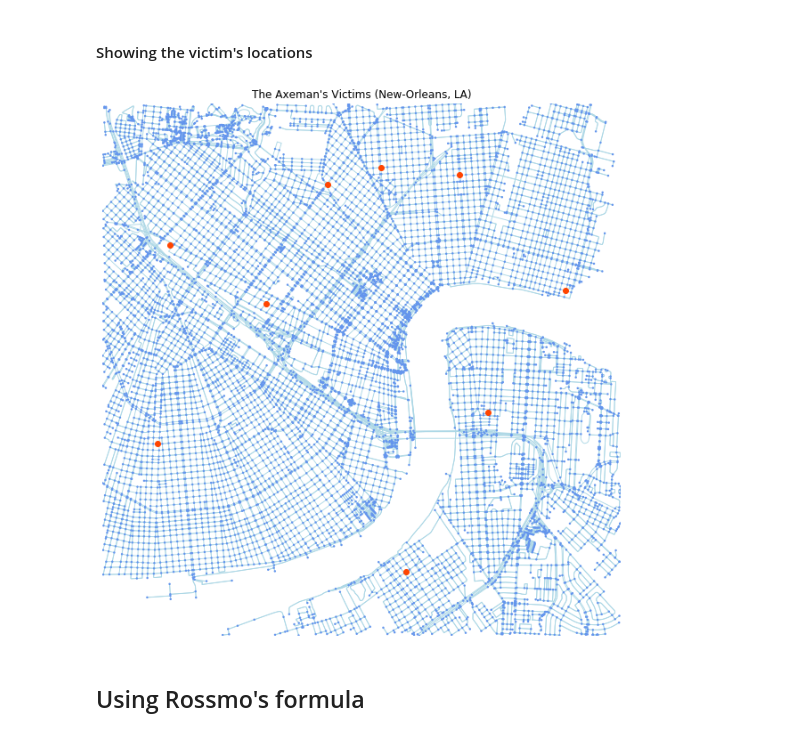
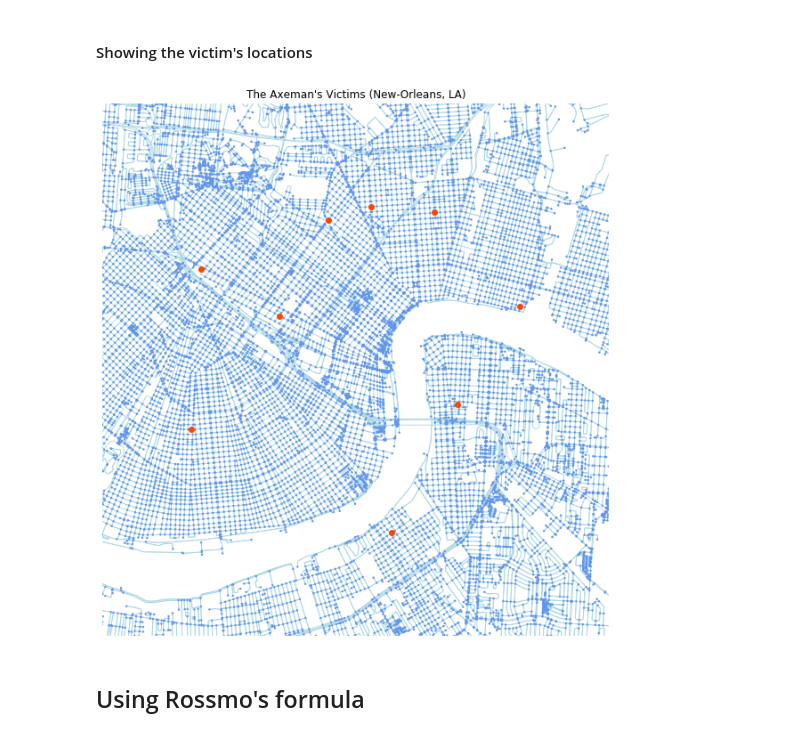
Before and after one commit to LucRSquared/axeman, a Jupyter notebook: geoprofiling.ipynb, the cells around one changed output. Saved outputs shown, nothing was run; the diff lists cells and outputs as text; code cells hidden in the pictures.

```diff
--- a/geoprofiling.ipynb
+++ b/geoprofiling.ipynb
@@ -110,8 +113,22 @@ def get_bounding_box(vicselect,mode='strict',e=0.01):
 # %% [markdown]
 #### Get the graph of the location
 # %%
-#graph = ox.graph_from_place(the_place, network_type=transport_mode, simplify=True)
-yhigh, ylow, xhigh, xlow = get_bounding_box(vicselect,mode='strict',e=0.01)
-G = ox.core.graph_from_bbox(yhigh, ylow, xhigh, xlow, network_type='all_private', simplify=True, retain_all=False, truncate_by_edge=False, name='unnamed', timeout=180, memory=None, max_query_area_size=2500000000, clean_periphery=True, infrastructure='way["highway"]', custom_filter=None)
+bbox_mode = 'strict' #strict
+buffer = 0.05
 
-gdf = ox.graph_to_gdfs(G, nodes=True, edges=True)
+yhigh, ylow, xhigh, xlow = get_bounding_box(vicselect,mode=bbox_mode,e=buffer)
+
+G = ox.core.graph_from_bbox(yhigh, ylow, xhigh, xlow, network_type='all_private',
+                            simplify=True, retain_all=False, truncate_by_edge=False,
+                            name='unnamed', timeout=180, memory=None, max_query_area_size=2500000000,
+                            clean_periphery=True, infrastructure='way["highway"]', custom_filter=None)
+
+gdf_nodes = ox.graph_to_gdfs(G, nodes=True, edges=False)
+
+try:
+    gdf_nodes.drop(['highway','ref'], inplace=True, axis=1)
+except:
+    pass
+
+print(f"{len(gdf_nodes)} points acquired")
+gdf_nodes.head()
@@ -130,20 +143,21 @@ gdf_nodes.head()
 # %% [markdown]
 #### Showing the victim's locations
 # %%
-e = 0.01 ; # little bit of extra margin around the dots for context
-fig, ax = ox.plot_graph(G,bbox=(lat.max()+e,lat.min()-e,lon.max()+e,lon.min()-e),
+e = 0.02 ; # little bit of extra margin around the dots for context
+fig, ax = ox.plot_graph(G,bbox=(vicselect['Latitude'].max()+e,vicselect['Latitude'].min()-e,
+                                vicselect['Longitude'].max()+e,vicselect['Longitude'].min()-e),
                         margin=0, fig_height=11,
                         node_size=6, node_zorder=3, node_color = 'cornflowerblue',
                         edge_color = 'lightblue', edge_linewidth = 0.9,
                         show=False, close=False, axis_off=True)
 
-ax.scatter(lon, lat, c='orangered', zorder=4)
+ax.scatter(vicselect['Longitude'], vicselect['Latitude'], c='orangered', zorder=4)
 plt.title('The Axeman\'s Victims (New-Orleans, LA)')
 plt.show()
 
 #fig.savefig("victims.png",dpi=200,pad_inches=0,bbox_inches='tight')
 # %% [output]
-[figure, old version]
+[figure, new version]
 # %% [markdown]
 ## Using Rossmo's formula
 # %% [markdown]
```
Also changed, not shown: parts of 18 cells of this notebook, 1 other file.
